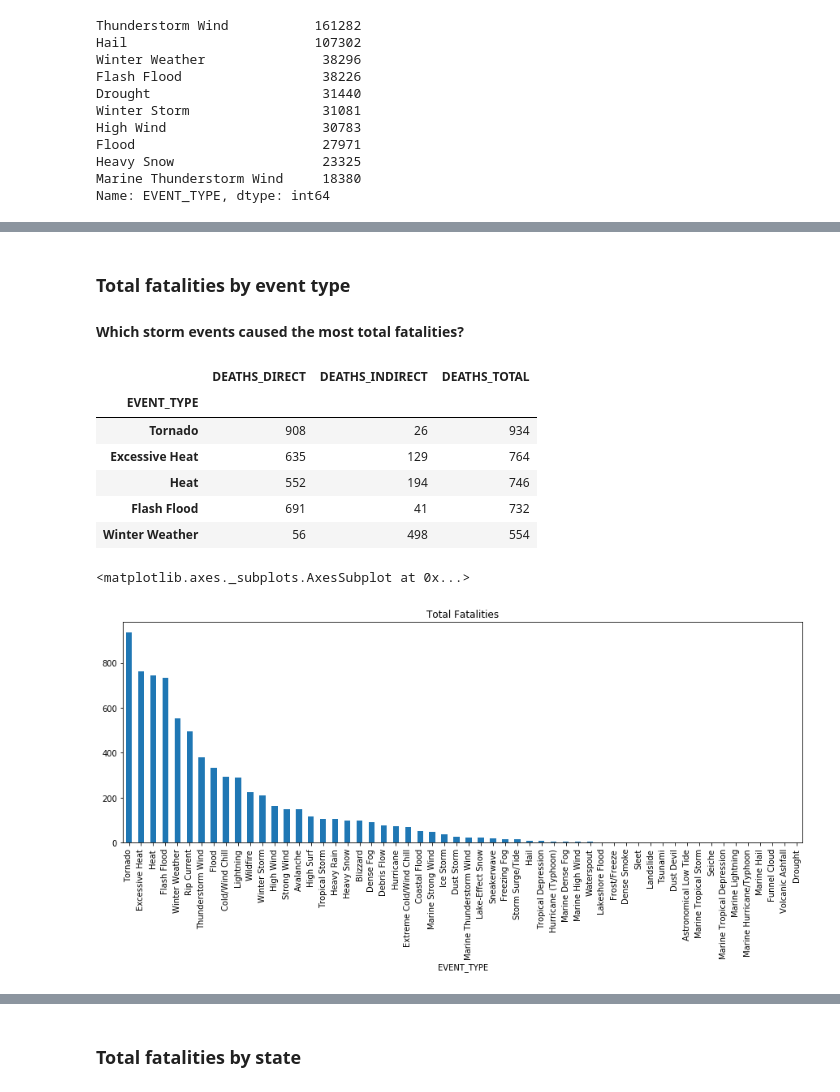
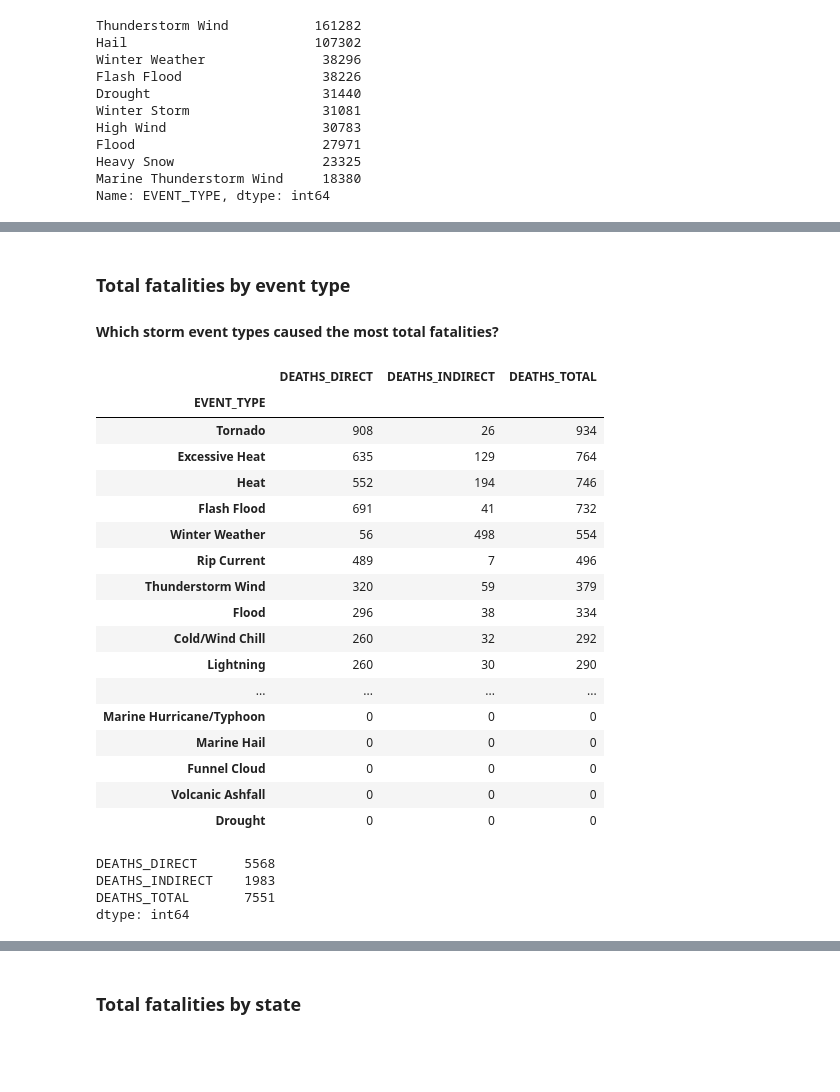
Before and after one commit to alwz1/storm-events, a Jupyter notebook: storm_events.ipynb, the cells around one changed output, grey strips where cells are left out. Drawn from its saved outputs; the diff is of its cells as text; code cells hidden in the pictures; blank space fills up the shorter version.

```diff
--- a/storm_events.ipynb
+++ b/storm_events.ipynb
@@ -43,7 +69,7 @@ import matplotlib.pyplot as plt
 # %%
-# columns of interest from the yearly Storm Events Datasets
+#  select columns of interest from the yearly Storm Events datasets
 
-selected_columns = ['STATE', 'YEAR', 'MONTH_NAME',
+selected_columns = ['EVENT_ID','STATE', 'YEAR', 'MONTH_NAME',
                     'EVENT_TYPE', 'CZ_TYPE', 'CZ_FIPS',
                     'WFO','INJURIES_DIRECT', 'INJURIES_INDIRECT',
                     'DEATHS_DIRECT','DEATHS_INDIRECT',
@@ -119,22 +293,36 @@ def fatality(col_name):
 # %% [markdown]
 ### Total fatalities by event type
 
-#### Which storm events caused the most total fatalities?
+#### Which storm event types caused the most total fatalities?
 # %%
-df_fatality_event = fatality('EVENT_TYPE').sort_values('DEATHS_TOTAL', ascending = False)
+df_fatality_event = fatality('EVENT_TYPE')\
+                    .sort_values('DEATHS_TOTAL', ascending = False) # sort by total fatality
 # %%
-df_fatality_event.head()
+df_fatality_event
 # %% [output]
 |  | DEATHS_DIRECT | DEATHS_INDIRECT | DEATHS_TOTAL |
 | EVENT_TYPE |  |  |  |
 | Tornado | 908 | 26 | 934 |
 | Excessive Heat | 635 | 129 | 764 |
 | Heat | 552 | 194 | 746 |
 | Flash Flood | 691 | 41 | 732 |
 | Winter Weather | 56 | 498 | 554 |
+| Rip Current | 489 | 7 | 496 |
+| Thunderstorm Wind | 320 | 59 | 379 |
+| Flood | 296 | 38 | 334 |
+| Cold/Wind Chill | 260 | 32 | 292 |
+| Lightning | 260 | 30 | 290 |
+| ... | ... | ... | ... |
+| Marine Hurricane/Typhoon | 0 | 0 | 0 |
+| Marine Hail | 0 | 0 | 0 |
+| Funnel Cloud | 0 | 0 | 0 |
+| Volcanic Ashfall | 0 | 0 | 0 |
+| Drought | 0 | 0 | 0 |
-# %%
-df_fatality_event['DEATHS_TOTAL'] \
-.plot(kind = 'bar', title = 'Total Fatalities', figsize = (15,5))
-# %% [output]
-<matplotlib.axes._subplots.AxesSubplot at 0x...>
-[figure, removed]
+# %%
+# fatalities
+df_fatality_event.sum()
+# %% [output]
+DEATHS_DIRECT      5568
+DEATHS_INDIRECT    1983
+DEATHS_TOTAL       7551
+dtype: int64
```
Also changed, not shown: parts of 80 cells of this notebook.
